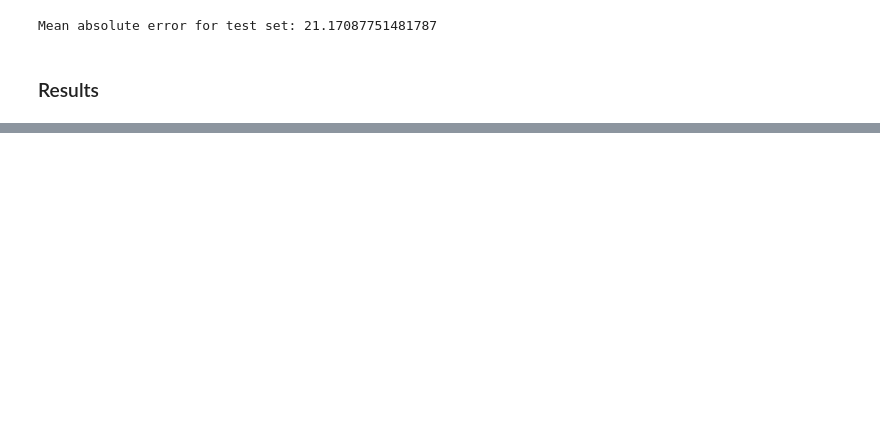
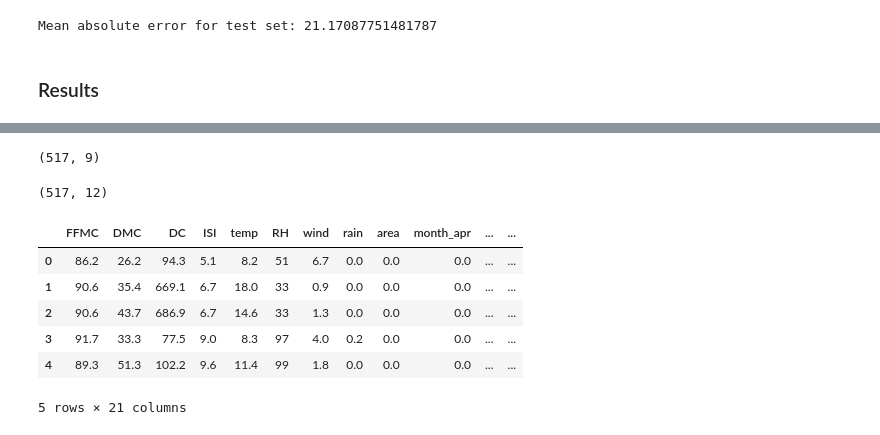
Before and after one commit to krskovape/Machine_learning, a Jupyter notebook: LAB_mlgeo_test_1/LAB_mlgeo_test_1_assignment_Krsková.ipynb, the cells around one changed output, grey strips where cells are left out. Cells and saved outputs as stored; diff of their text form; code cells hidden in the pictures; blank space fills up the shorter version.

```diff
--- a/LAB_mlgeo_test_1/LAB_mlgeo_test_1_assignment_Krsková.ipynb
+++ b/LAB_mlgeo_test_1/LAB_mlgeo_test_1_assignment_Krsková.ipynb
@@ -319,0 +368,6 @@ RandomForestRegressor gives us relatively low train and test error.
+# %%
+# initialize OneHotEncoder
+encoder= OneHotEncoder(sparse_output=False).set_output(transform="pandas")
+# %%
+# fit encoder to our cathegorical data
+encoder.fit(forest_fires[["month"]])
@@ -319,0 +376,3 @@ RandomForestRegressor gives us relatively low train and test error.
+# %%
+# encode the data into a new variable
+month_num = encoder.transform(forest_fires[["month"]])
@@ -319,0 +391,23 @@ RandomForestRegressor gives us relatively low train and test error.
+# %%
+# check shapes of the two datasets
+forest_fires_rval.shape
+# %% [output]
+(517, 9)
+# %%
+month_num.shape
+# %% [output]
+(517, 12)
+# %%
+# original dataset with real values has 517 rows and 7 columns
+# month variable has 517 rows and 12 columns
+# and we want to merge them together
+forest_fires_merged = pd.concat([forest_fires_rval, month_num], axis=1)
+forest_fires_merged.head()
+# %% [output]
+|  | FFMC | DMC | DC | ISI | temp | RH | wind | rain | area | month_apr | ... | ... |
+| 0 | 86.2 | 26.2 | 94.3 | 5.1 | 8.2 | 51 | 6.7 | 0.0 | 0.0 | 0.0 | ... | ... |
+| 1 | 90.6 | 35.4 | 669.1 | 6.7 | 18.0 | 33 | 0.9 | 0.0 | 0.0 | 0.0 | ... | ... |
+| 2 | 90.6 | 43.7 | 686.9 | 6.7 | 14.6 | 33 | 1.3 | 0.0 | 0.0 | 0.0 | ... | ... |
+| 3 | 91.7 | 33.3 | 77.5 | 9.0 | 8.3 | 97 | 4.0 | 0.2 | 0.0 | 0.0 | ... | ... |
+| 4 | 89.3 | 51.3 | 102.2 | 9.6 | 11.4 | 99 | 1.8 | 0.0 | 0.0 | 0.0 | ... | ... |
+5 rows × 21 columns
```
Also changed, not shown: parts of 10 cells of this notebook.
